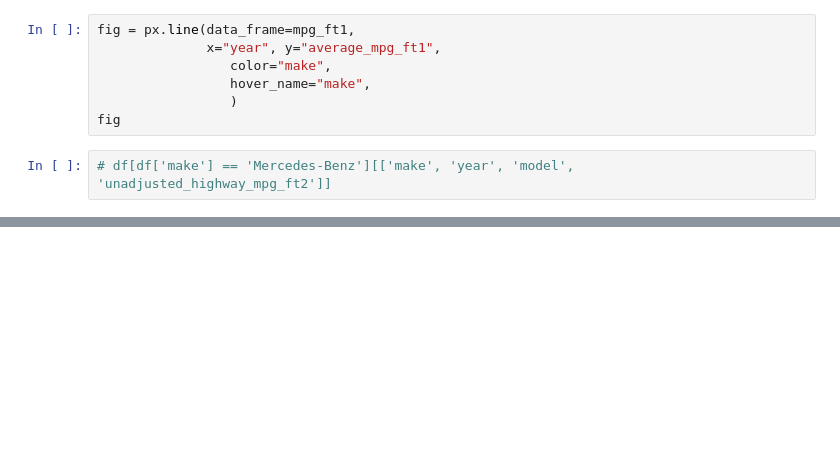
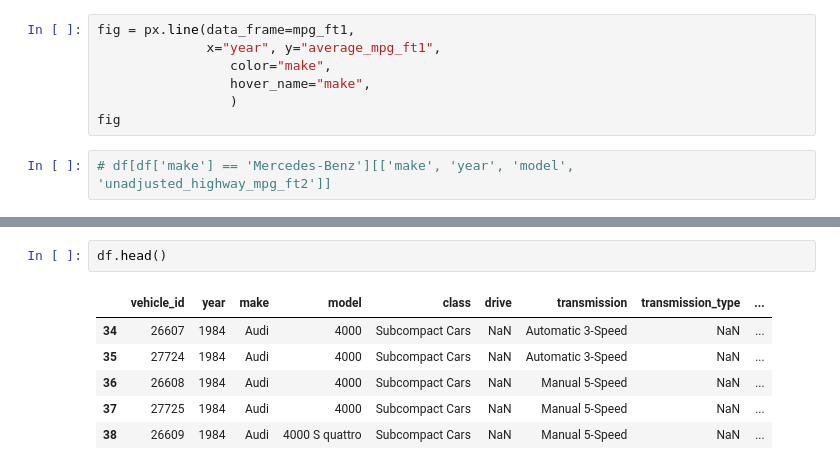
Before and after one commit to patsals/vehicle_visualization, a Jupyter notebook: eda.ipynb, the cells around one changed output, grey strips where cells are left out. Saved outputs shown, nothing was run; the diff lists cells and outputs as text; blank space fills up the shorter version.

```diff
--- a/eda.ipynb
+++ b/eda.ipynb
@@ -92,0 +120,9 @@ fig
+# %%
+df.head()
+# %% [output]
+|  | vehicle_id | year | make | model | class | drive | transmission | transmission_type | ... |
+| 34 | 26607 | 1984 | Audi | 4000 | Subcompact Cars | NaN | Automatic 3-Speed | NaN | ... |
+| 35 | 27724 | 1984 | Audi | 4000 | Subcompact Cars | NaN | Automatic 3-Speed | NaN | ... |
+| 36 | 26608 | 1984 | Audi | 4000 | Subcompact Cars | NaN | Manual 5-Speed | NaN | ... |
+| 37 | 27725 | 1984 | Audi | 4000 | Subcompact Cars | NaN | Manual 5-Speed | NaN | ... |
+| 38 | 26609 | 1984 | Audi | 4000 S quattro | Subcompact Cars | NaN | Manual 5-Speed | NaN | ... |
```
Also changed, not shown: parts of 6 cells of this notebook, 5 other files.
